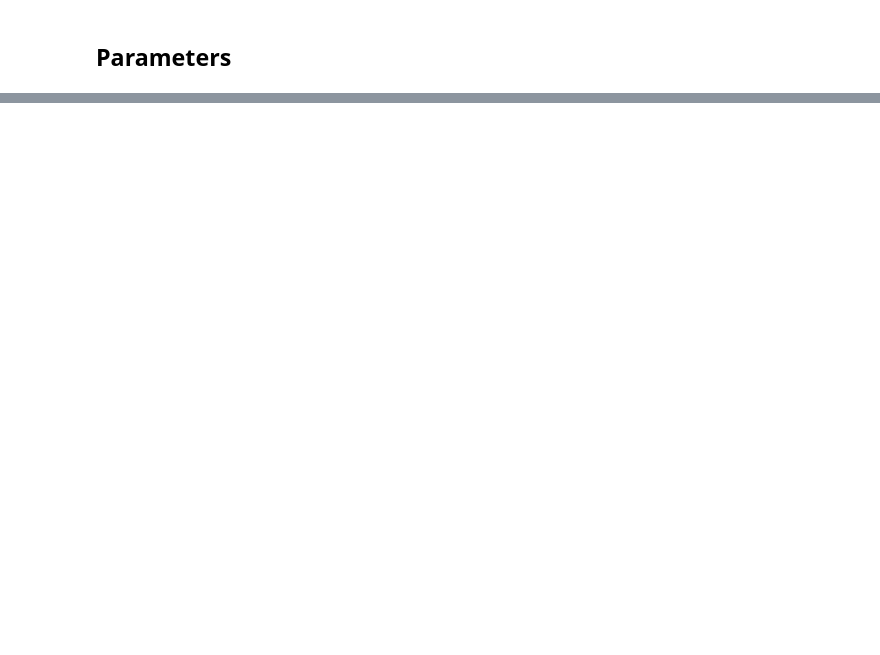
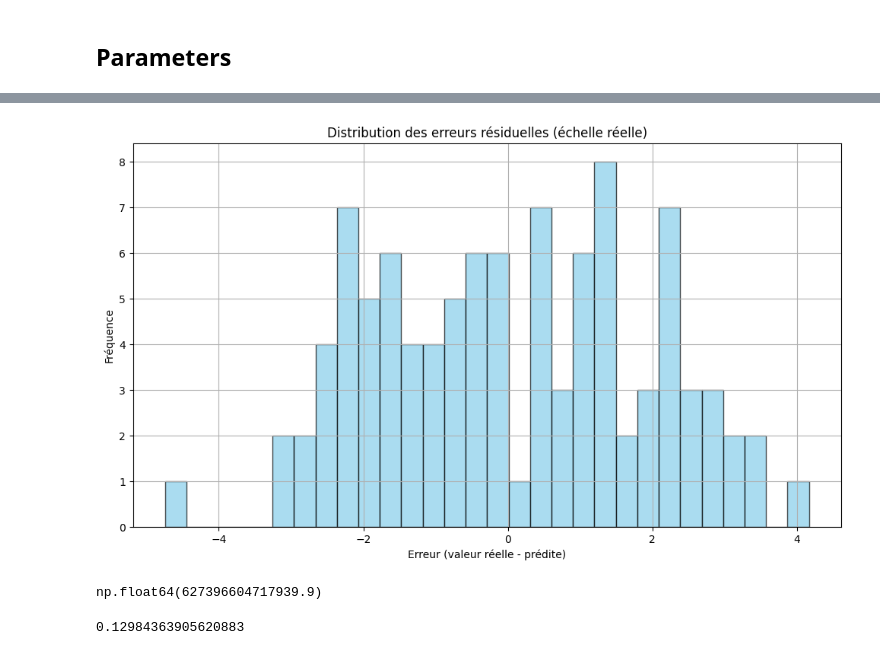
Before and after one commit to AeroMAPS/AeroCM, a Jupyter notebook: surrogate_models.ipynb, the cells around one changed output, grey strips where cells are left out. Saved outputs shown, nothing was run; the diff lists cells and outputs as text; code cells hidden in the pictures; blank space fills up the shorter version.

```diff
--- a/surrogate_models.ipynb
+++ b/surrogate_models.ipynb
@@ -178,0 +182,34 @@ np.
+# %%
+# Calcul des erreurs résiduelles (en log et en échelle réelle)
+residuals_log = y - y_pred
+residuals_real = (np.exp(y) - np.exp(y_pred))/np.exp(y_pred)*100
+
+# Affichage de la distribution des résidus en échelle réelle
+plt.figure(figsize=(10, 6))
+plt.hist(residuals_real, bins=30, color='skyblue', edgecolor='black', alpha=0.7)
+plt.title("Distribution des erreurs résiduelles (échelle réelle)")
+plt.xlabel("Erreur (valeur réelle - prédite)")
+plt.ylabel("Fréquence")
+plt.grid(True)
+plt.tight_layout()
+plt.show()
+# %% [output]
+[figure, added]
+# %%
+np.exp(34.0726)
+# %% [output]
+np.float64(627396604717939.9)
+# %%
+def ratr_contrails(time_horizon, sensitivity_rf_contrails, ratio_erf_rf_contrails, efficacy_erf_contrails):
+    ratr = 6.38 * sensitivity_rf_contrails/2.23e-12 * ratio_erf_rf_contrails/0.42 * efficacy_erf_contrails / time_horizon**0.8457
+    return ratr
+
+time_horizon = 100
+sensitivity_rf_contrails = 2.23e-12
+ratio_erf_rf_contrails = 0.42
+efficacy_erf_contrails = 1
+
+val = ratr_contrails(time_horizon, sensitivity_rf_contrails, ratio_erf_rf_contrails, efficacy_erf_contrails)
+print(val)
+# %% [output]
+0.12984363905620883
```
Also changed, not shown: parts of 7 cells of this notebook, 3 other files.
